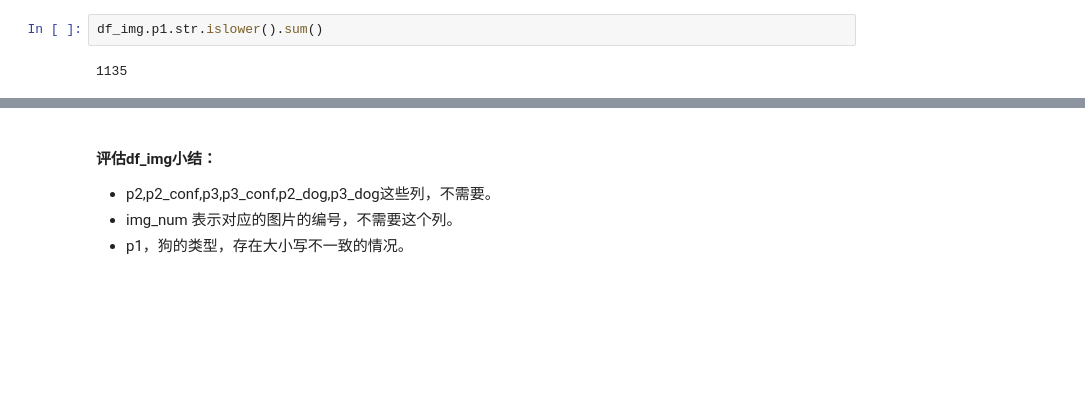
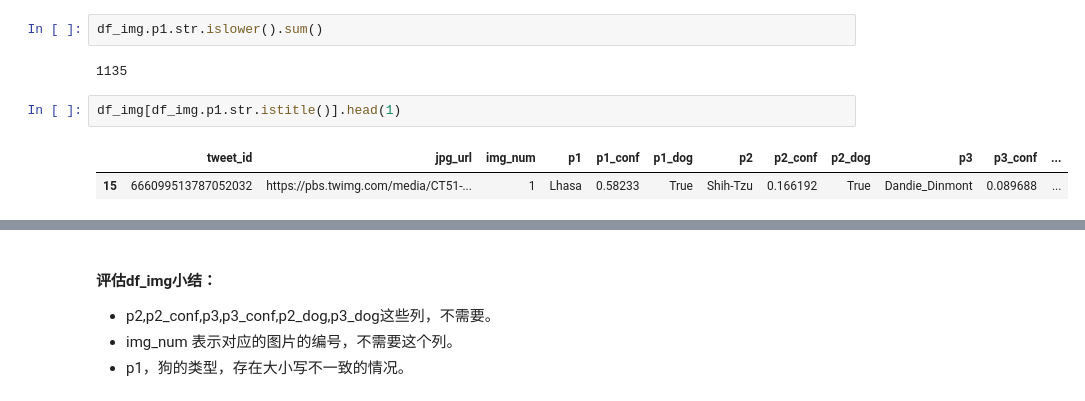
Before and after one commit to arctice2018/HB_Public, a Jupyter notebook: DAND1/P2/wrangle_act_Ver0.4.ipynb, the cells around one changed output, grey strips where cells are left out. Saved outputs shown, nothing was run; the diff lists cells and outputs as text; blank space fills up the shorter version.

```diff
--- a/DAND1/P2/wrangle_act_Ver0.4.ipynb
+++ b/DAND1/P2/wrangle_act_Ver0.4.ipynb
@@ -379,4 +380,9 @@ df_img.p1.str.istitle().sum()
 df_img.p1.str.islower().sum()
 # %% [output]
 1135
+# %%
+df_img[df_img.p1.str.istitle()].head(1)
+# %% [output]
+|  | tweet_id | jpg_url | img_num | p1 | p1_conf | p1_dog | p2 | p2_conf | p2_dog | p3 | p3_conf | ... |
+| 15 | 666099513787052032 | https://pbs.twimg.com/media/CT51-... | 1 | Lhasa | 0.58233 | True | Shih-Tzu | 0.166192 | True | Dandie_Dinmont | 0.089688 | ... |
 # %%
```
Also changed, not shown: parts of 34 cells of this notebook.
